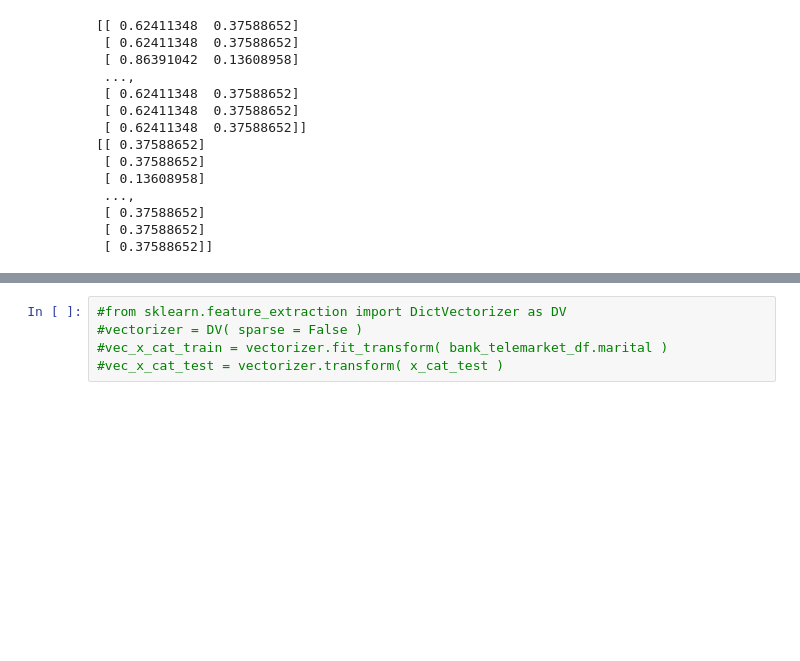
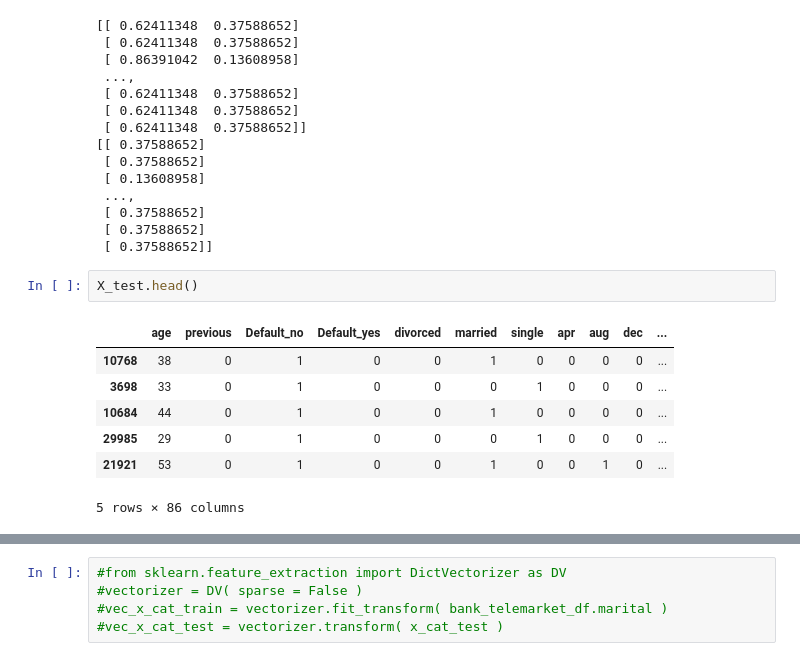
Before and after one commit to rahul-c1/Metis_Project_2, a Jupyter notebook: Metis_Challenge_2_Benchmark_Models.ipynb, the cells around one changed output, grey strips where cells are left out. Cells and saved outputs as stored; diff of their text form; blank space fills up the shorter version.

```diff
--- a/Metis_Challenge_2_Benchmark_Models.ipynb
+++ b/Metis_Challenge_2_Benchmark_Models.ipynb
@@ -899,3 +945,13 @@ print probs[:,1:2]
  [ 0.37588652]
  [ 0.37588652]
  [ 0.37588652]]
+# %%
+X_test.head()
+# %% [output]
+|  | age | previous | Default_no | Default_yes | divorced | married | single | apr | aug | dec | ... |
+| 10768 | 38 | 0 | 1 | 0 | 0 | 1 | 0 | 0 | 0 | 0 | ... |
+| 3698 | 33 | 0 | 1 | 0 | 0 | 0 | 1 | 0 | 0 | 0 | ... |
+| 10684 | 44 | 0 | 1 | 0 | 0 | 1 | 0 | 0 | 0 | 0 | ... |
+| 29985 | 29 | 0 | 1 | 0 | 0 | 0 | 1 | 0 | 0 | 0 | ... |
+| 21921 | 53 | 0 | 1 | 0 | 0 | 1 | 0 | 0 | 1 | 0 | ... |
+5 rows × 86 columns
```
Also changed, not shown: parts of 21 cells of this notebook, 4 other files.
